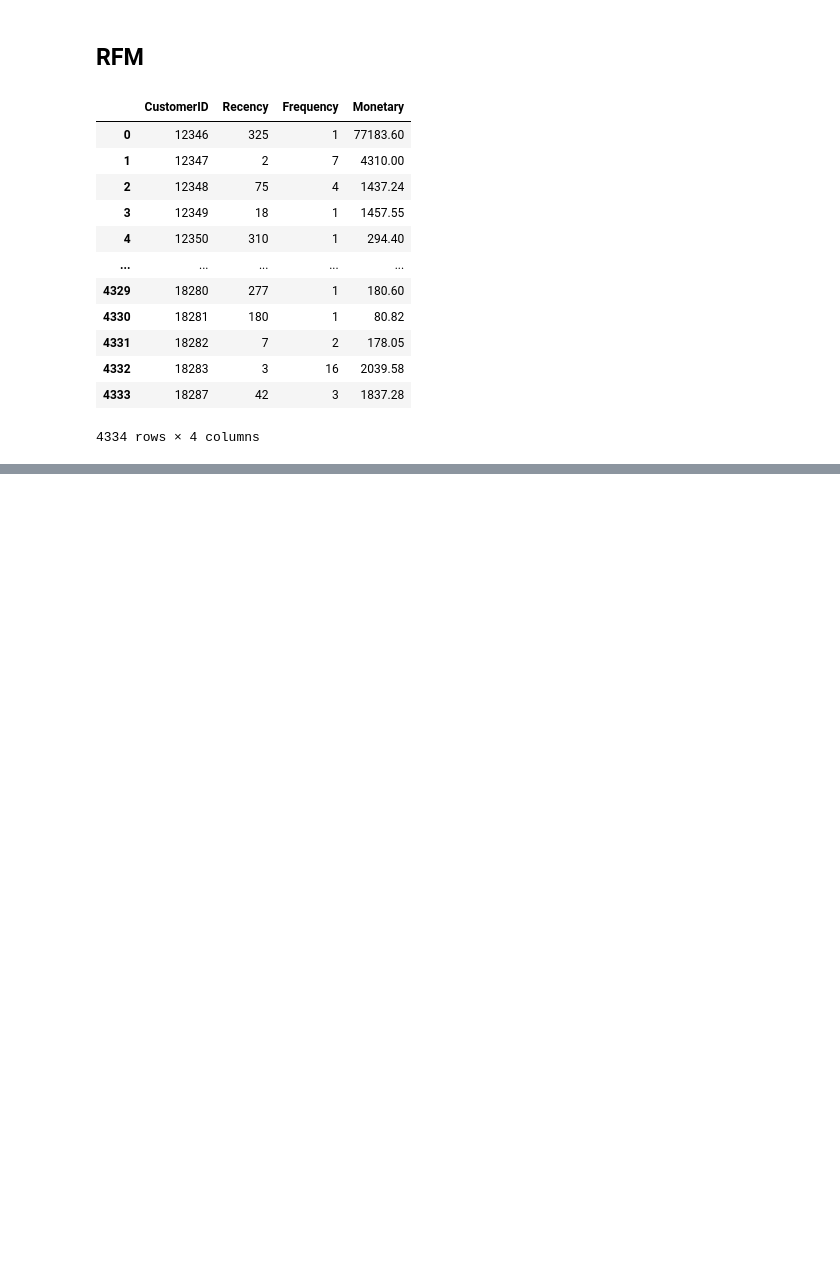
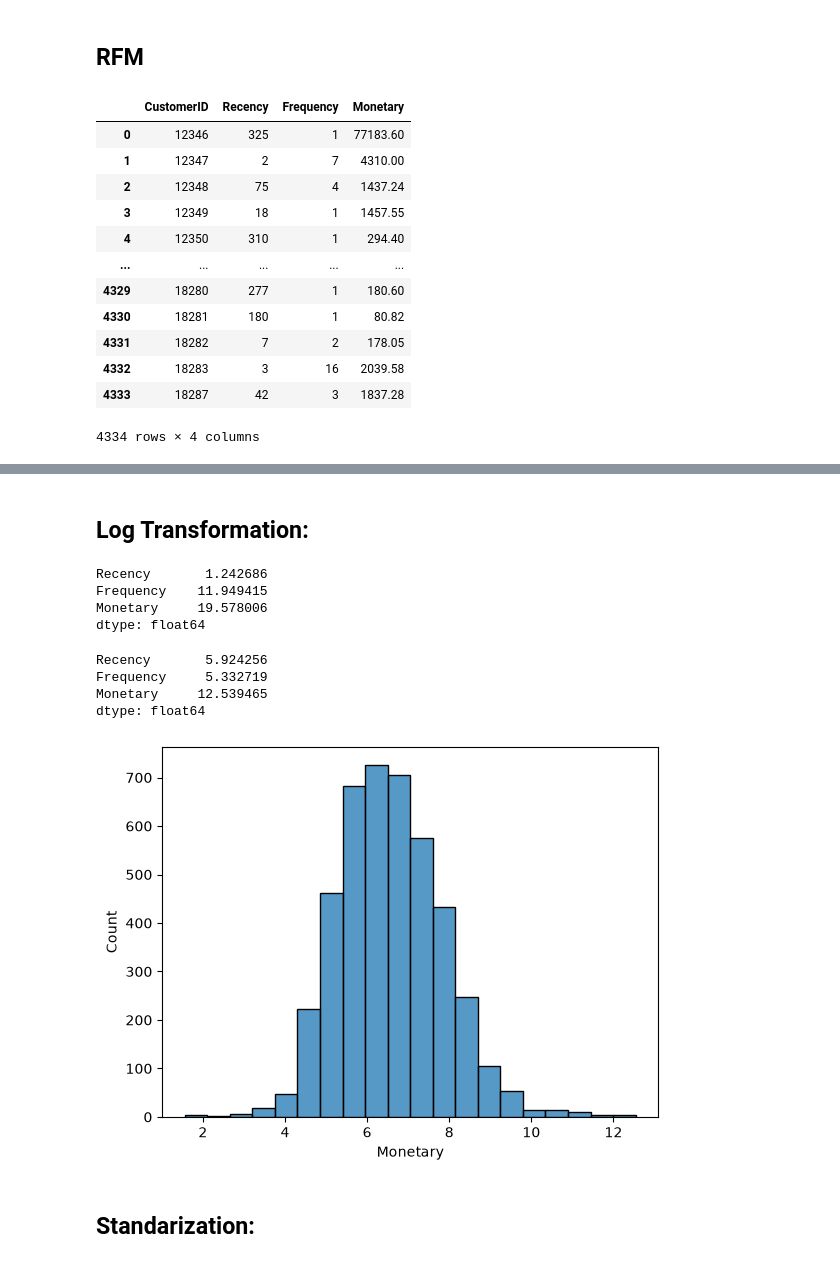
Before and after one commit to youssef-boudouar/cartSense, a Jupyter notebook: notebook/cartSense.ipynb, the cells around one changed output, grey strips where cells are left out. Saved outputs shown, nothing was run; the diff lists cells and outputs as text; code cells hidden in the pictures; blank space fills up the shorter version.

Commit message:
feat: prepare RFM variables with log transform and standarization

```diff
--- a/notebook/cartSense.ipynb
+++ b/notebook/cartSense.ipynb
@@ -103,0 +128,19 @@ rfm
+# %% [markdown]
+## Log Transformation:
+# %%
+rfm_log = np.log1p(rfm[["Recency", "Frequency", "Monetary"]])
+sns.histplot(rfm_log, x="Monetary", bins=20)
+print(rfm[["Recency", "Frequency", "Monetary"]].skew())
+rfm_log[["Recency", "Frequency", "Monetary"]].skew()
+# %% [output]
+Recency       1.242686
+Frequency    11.949415
+Monetary     19.578006
+dtype: float64
+Recency       5.924256
+Frequency     5.332719
+Monetary     12.539465
+dtype: float64
+[figure, added]
+# %% [markdown]
+## Standarization:
```
Also changed, not shown: parts of 5 cells of this notebook.
